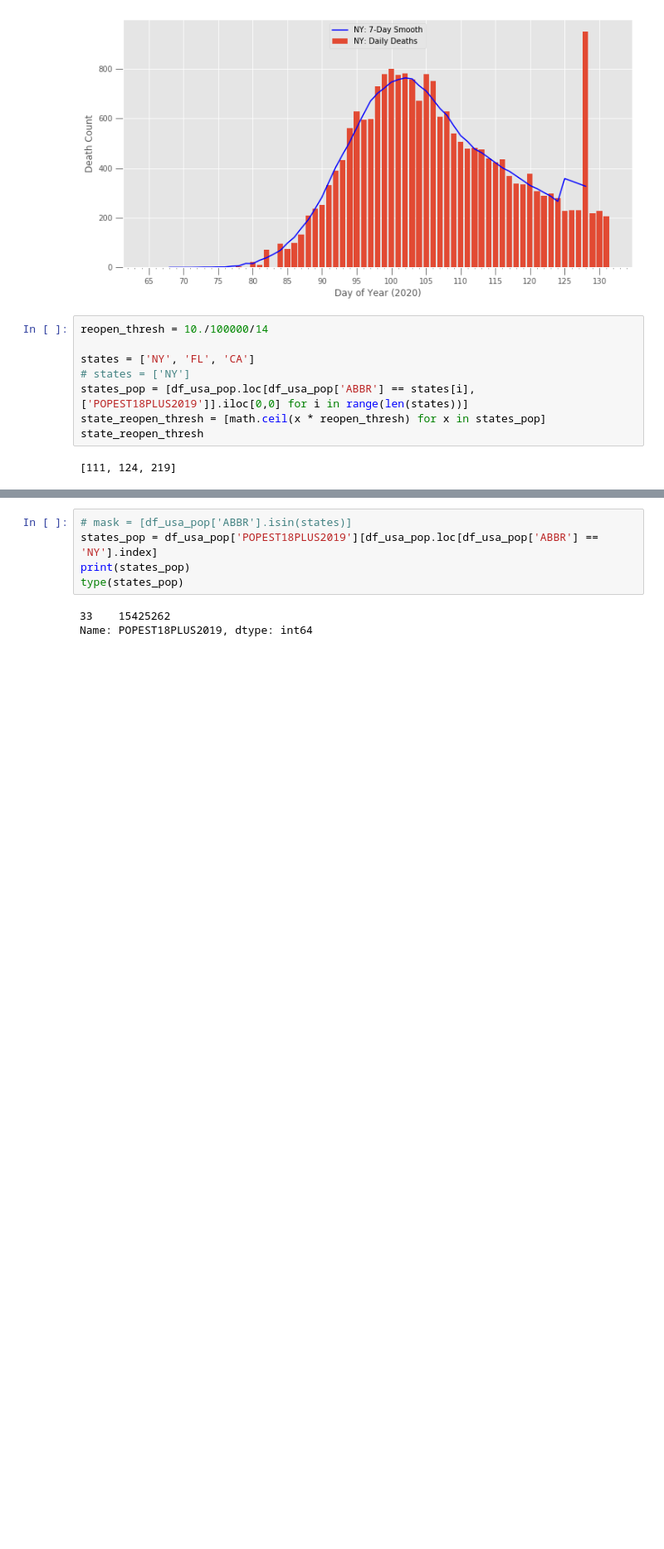
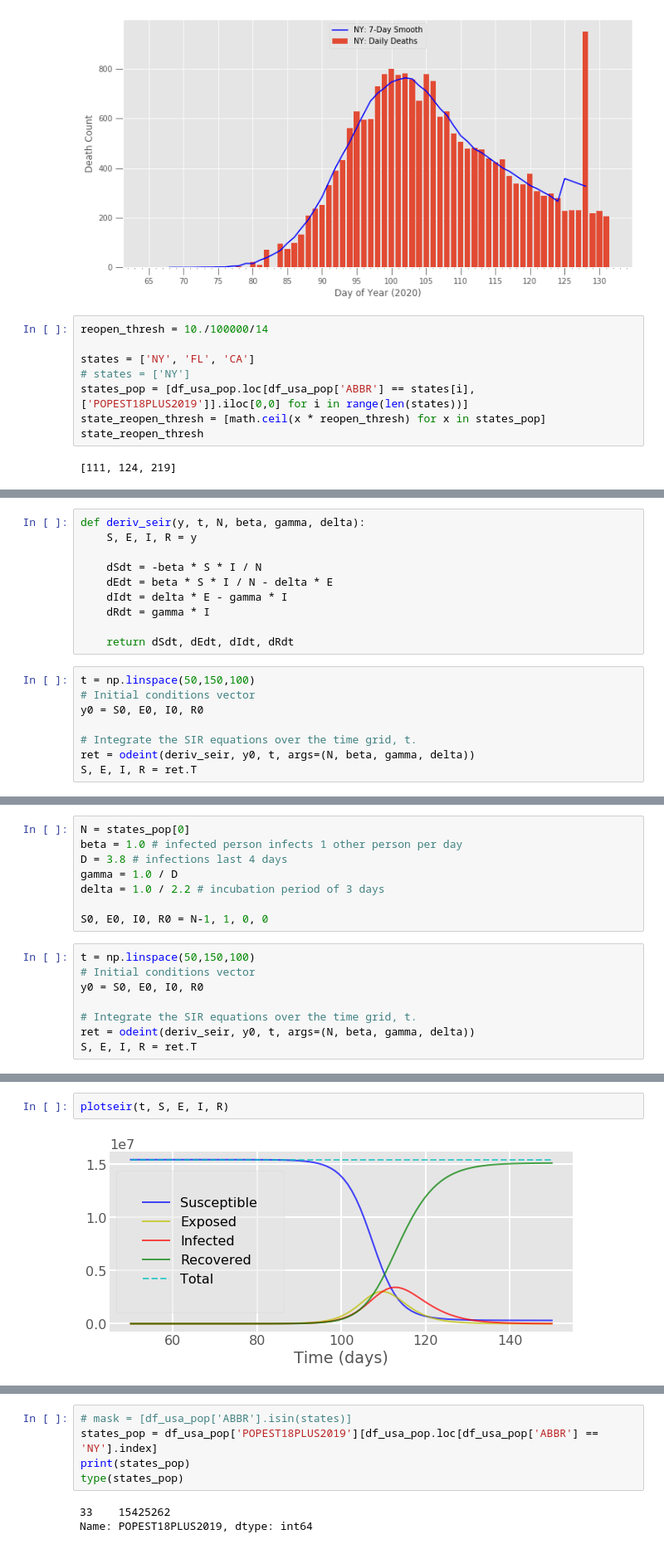
Before and after one commit to AsaKientz/covid-forecasting, a Jupyter notebook: notebooks/covid-forecasting-code-testing.ipynb, the cells around one changed output, grey strips where cells are left out. Shown at 83% size. Saved outputs shown, nothing was run; the diff lists cells and outputs as text; blank space fills up the shorter version.

Commit message:
updating SEIR model

```diff
--- a/notebooks/covid-forecasting-code-testing.ipynb
+++ b/notebooks/covid-forecasting-code-testing.ipynb
@@ -174,0 +181,18 @@ pandas.core.indexes.numeric.Int64Index
+# %%
+def deriv_seir(y, t, N, beta, gamma, delta):
+    S, E, I, R = y
+
+    dSdt = -beta * S * I / N
+    dEdt = beta * S * I / N - delta * E
+    dIdt = delta * E - gamma * I
+    dRdt = gamma * I
+
+    return dSdt, dEdt, dIdt, dRdt
+# %%
+t = np.linspace(50,150,100)
+# Initial conditions vector
+y0 = S0, E0, I0, R0
+
+# Integrate the SIR equations over the time grid, t.
+ret = odeint(deriv_seir, y0, t, args=(N, beta, gamma, delta))
+S, E, I, R = ret.T
@@ -174,0 +250,16 @@ pandas.core.indexes.numeric.Int64Index
+# %%
+N = states_pop[0]
+beta = 1.0 # infected person infects 1 other person per day
+D = 3.8 # infections last 4 days
+gamma = 1.0 / D
+delta = 1.0 / 2.2 # incubation period of 3 days
+
+S0, E0, I0, R0 = N-1, 1, 0, 0
+# %%
+t = np.linspace(50,150,100)
+# Initial conditions vector
+y0 = S0, E0, I0, R0
+
+# Integrate the SIR equations over the time grid, t.
+ret = odeint(deriv_seir, y0, t, args=(N, beta, gamma, delta))
+S, E, I, R = ret.T
@@ -174,0 +270,4 @@ pandas.core.indexes.numeric.Int64Index
+# %%
+plotseir(t, S, E, I, R)
+# %% [output]
+[figure, added]
```
Also changed, not shown: parts of 16 cells of this notebook, 1 other file.
